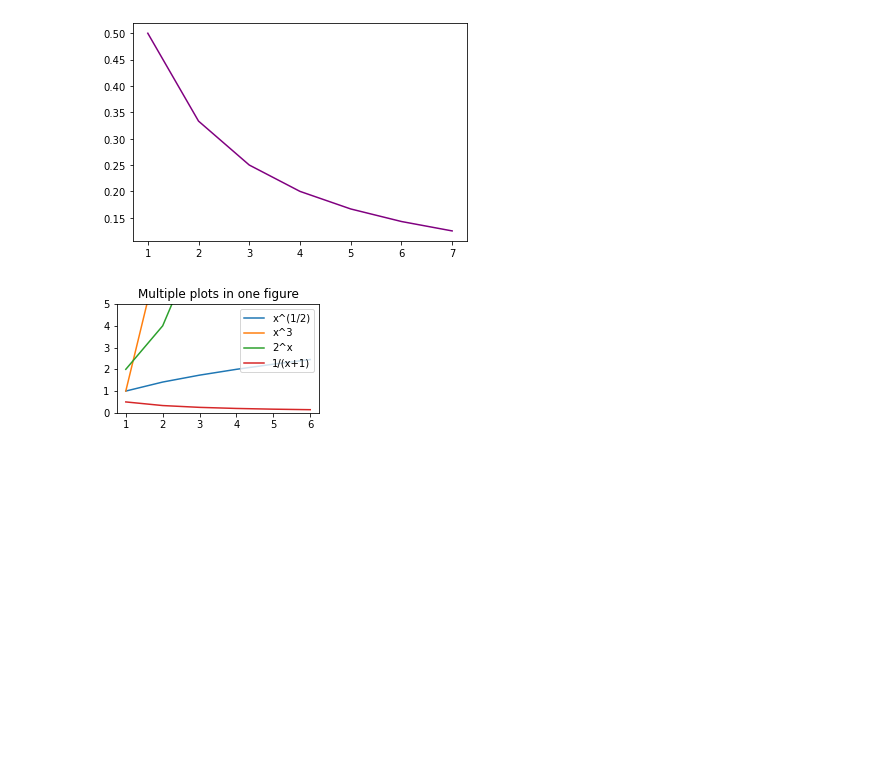
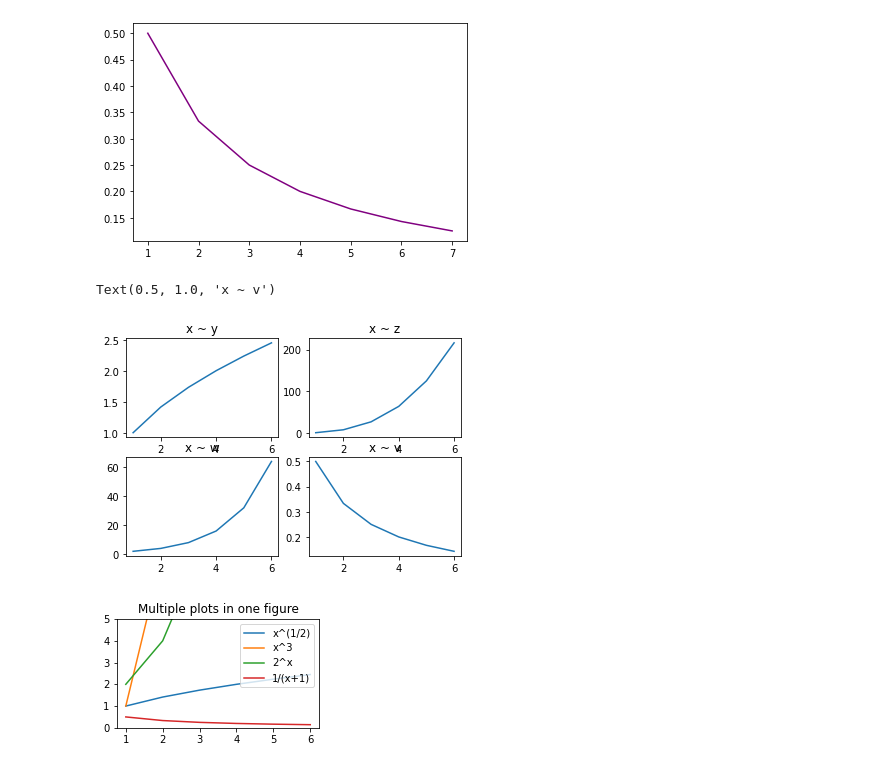
Before and after one commit to BurtonBarnes/numpy-pandas-visualization-exercises, a Jupyter notebook: matplotlib_exercises.ipynb, the cells around one changed output. Drawn from its saved outputs; the diff is of its cells as text; code cells hidden in the pictures; blank space fills up the shorter version.

```diff
--- a/matplotlib_exercises.ipynb
+++ b/matplotlib_exercises.ipynb
@@ -48,6 +48,33 @@ plt.plot(x,y, color = 'purple')
 [figure]
 # %%
 #3.
+n_rows = 2
+n_cols = 2
+
+x = [1,2,3,4,5,6]
+y = [x**(1/2) for x in x]
+z = [(x*x*x) for x in x]
+w = [(2**x) for x in x]
+v = [1/(x+1) for x in x]
+
+plt.subplot(n_rows, n_cols, 1)
+plt.plot(x, y)
+plt.title('x ~ y')
+
+plt.subplot(n_rows, n_cols, 2)
+plt.plot(x, z)
+plt.title('x ~ z')
+
+plt.subplot(n_rows, n_cols, 3)
+plt.plot(x, w)
+plt.title('x ~ w')
+
+plt.subplot(n_rows, n_cols, 4)
+plt.plot(x, v)
+plt.title('x ~ v')
+# %% [output]
+Text(0.5, 1.0, 'x ~ v')
+[figure, added]
 # %%
 #4.
 plt.figure(figsize = (8,2))
```
